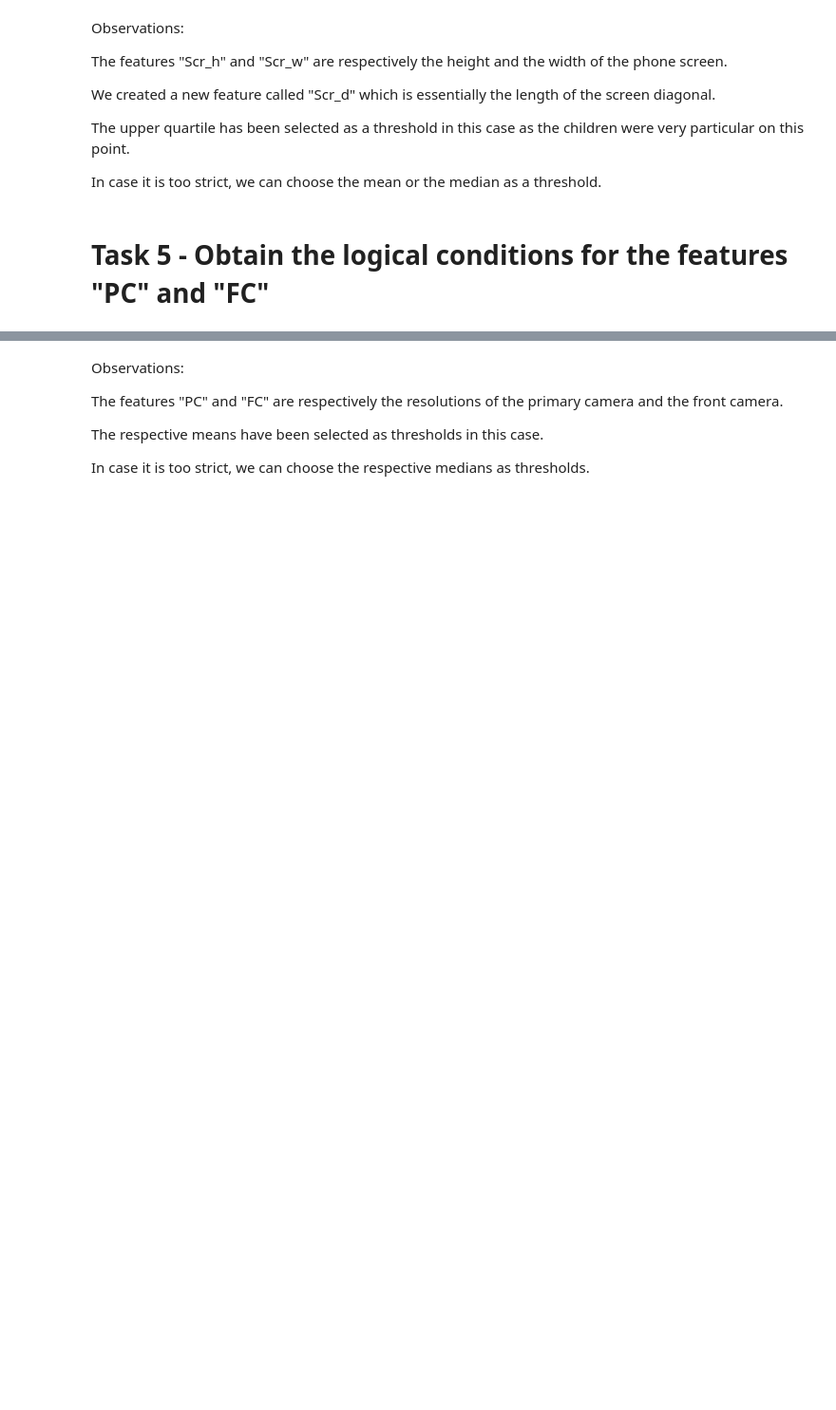
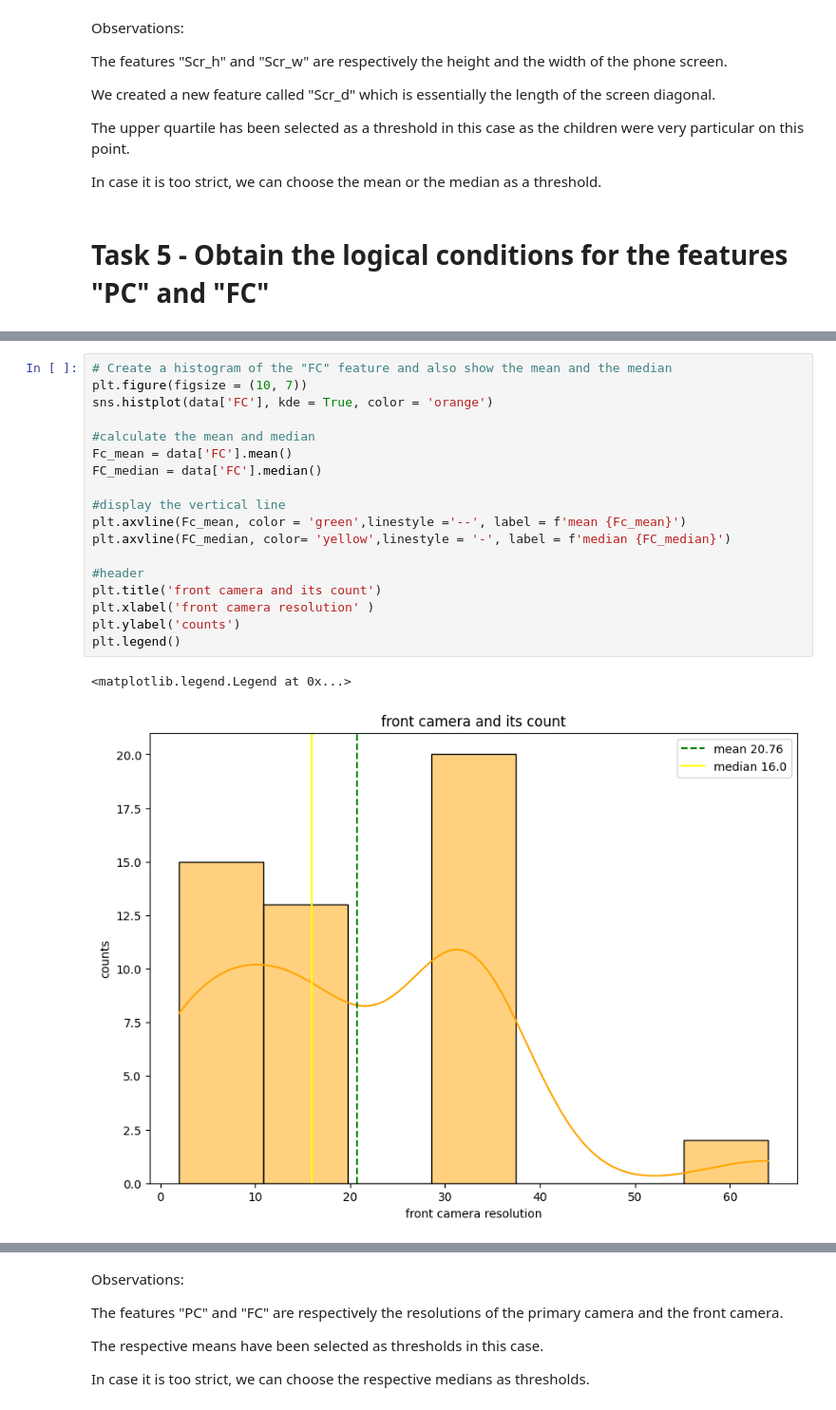
Before and after one commit to Subodhoraw/statistics-module-, a Jupyter notebook: Statistics Module Assignment.ipynb, the cells around one changed output, grey strips where cells are left out. Shown at 95% size. Saved outputs shown, nothing was run; the diff lists cells and outputs as text; blank space fills up the shorter version.

```diff
--- a/Statistics Module Assignment.ipynb
+++ b/Statistics Module Assignment.ipynb
@@ -360,3 +463,24 @@ In case it is too strict, we can choose the mean or the median as a threshold.
+# %%
+# Create a histogram of the "FC" feature and also show the mean and the median
+plt.figure(figsize = (10, 7))
+sns.histplot(data['FC'], kde = True, color = 'orange')
+
+#calculate the mean and median
+Fc_mean = data['FC'].mean()
+FC_median = data['FC'].median()
+
+#display the vertical line
+plt.axvline(Fc_mean, color = 'green',linestyle ='--', label = f'mean {Fc_mean}')
+plt.axvline(FC_median, color= 'yellow',linestyle = '-', label = f'median {FC_median}')
+
+#header
+plt.title('front camera and its count')
+plt.xlabel('front camera resolution' )
+plt.ylabel('counts')
+plt.legend()
+# %% [output]
+<matplotlib.legend.Legend at 0x...>
+[figure, added]
 # %%
 # The children want phones that have good primary and front camera resolutions
 # Consider the phones that have primary and front camera resolutions greater than or equal to their respective mean values
```
Also changed, not shown: parts of 18 cells of this notebook.
